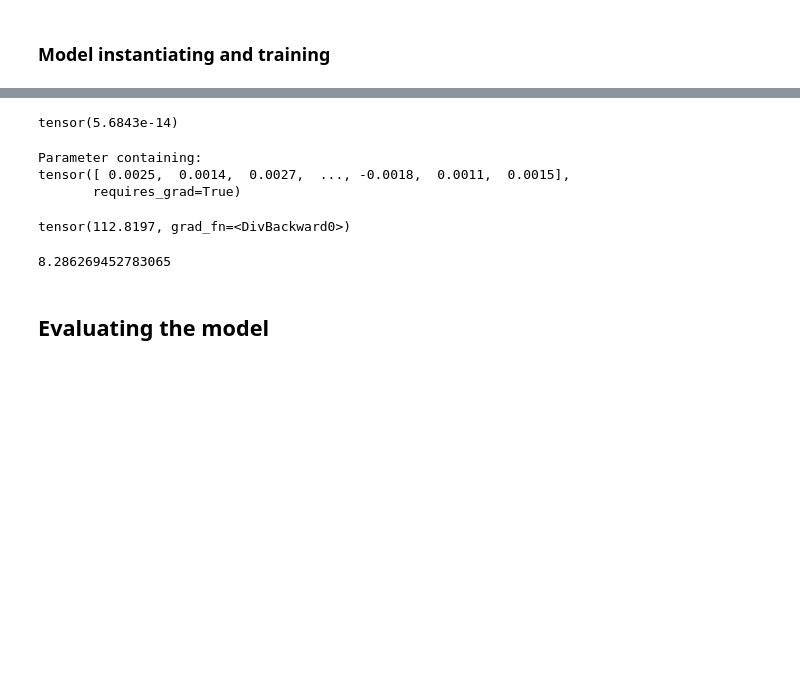
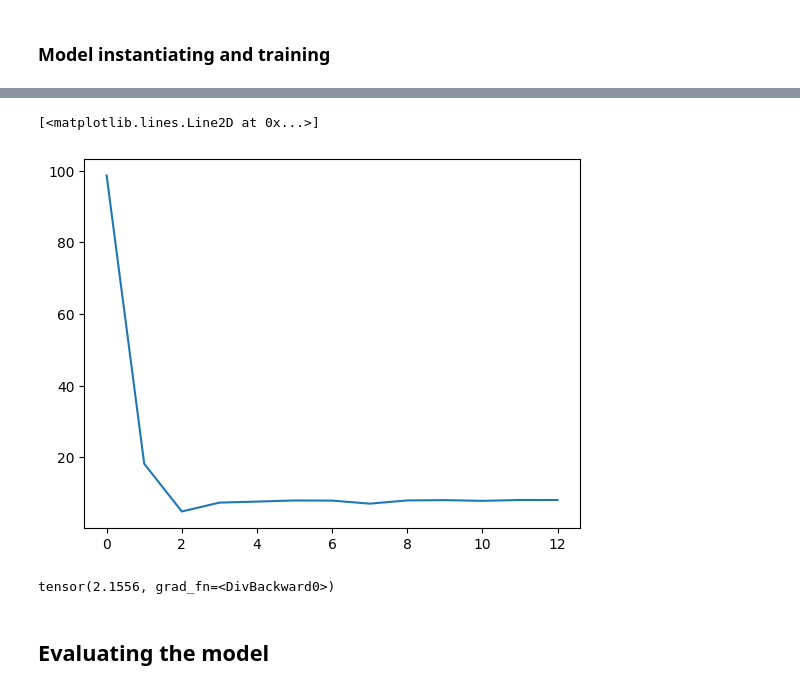
Before and after one commit to maianumerosky/EryxYOLO, a Jupyter notebook: yoloCoco.ipynb, the cells around one changed output, grey strips where cells are left out. Saved outputs shown, nothing was run; the diff lists cells and outputs as text; code cells hidden in the pictures; blank space fills up the shorter version.

```diff
--- a/yoloCoco.ipynb
+++ b/yoloCoco.ipynb
@@ -190,10 +190,15 @@ train_loss_lst = []
 output_path = "output/"
 
 lr = 0.001
-optimizer = torch.optim.SGD(model.parameters(), lr=lr, momentum=0.9, weight_decay=0.0005)
+optimizer = torch.optim.SGD(model.parameters(), lr=lr)#, momentum=0.9)#, weight_decay=0.0005)
 #optimizer = torch.optim.Adam(model.parameters(), lr = lr)
+# %%
+number_of_epochs = 1
+
+for epoch in range(number_of_epochs):
+    train_features, train_labels = next(iter(train_dataloader))
 # %%
-epochs = 1
+epochs = 10
 device = "cpu"
 
 for epoch in range(epochs):
@@ -204,16 +217,16 @@ Error:
+# %%
+import matplotlib.pyplot as plt
+plt.plot(train_loss_lst)
+# %% [output]
+[<matplotlib.lines.Line2D at 0x...>]
+[figure, added]
 # %%
 from utils.loss import YOLOv1Loss
 loss = YOLOv1Loss(7,2)
-img, label = train_dataloader.dataset[9]
-loss(label.unsqueeze(0),label.unsqueeze(0))
+img, label = train_dataloader.dataset[1]
+loss(model(img.unsqueeze(0)),label.unsqueeze(0))
 # %% [output]
-tensor(5.6843e-14)
+tensor(2.1556, grad_fn=<DivBackward0>)
 # %%
 for param in model.parameters():
     param.requires_grad=True
-# %%
-list(model.children())[-1][0].bias
-# %% [output]
-Parameter containing:
-tensor([ 0.0025,  0.0014,  0.0027,  ..., -0.0018,  0.0011,  0.0015],
-       requires_grad=True)
@@ -230,12 +233,3 @@ for img, label in train_dataloader.dataset:
-# %%
-loss/len(train_dataloader.dataset)
-# %% [output]
-tensor(112.8197, grad_fn=<DivBackward0>)
-# %%
-import numpy as np
--np.log(1./(7*7*81))
-# %% [output]
-8.286269452783065
 # %% [markdown]
 ## Evaluating the model
 # %%
```
Also changed, not shown: parts of 11 cells of this notebook, 4 other files.
